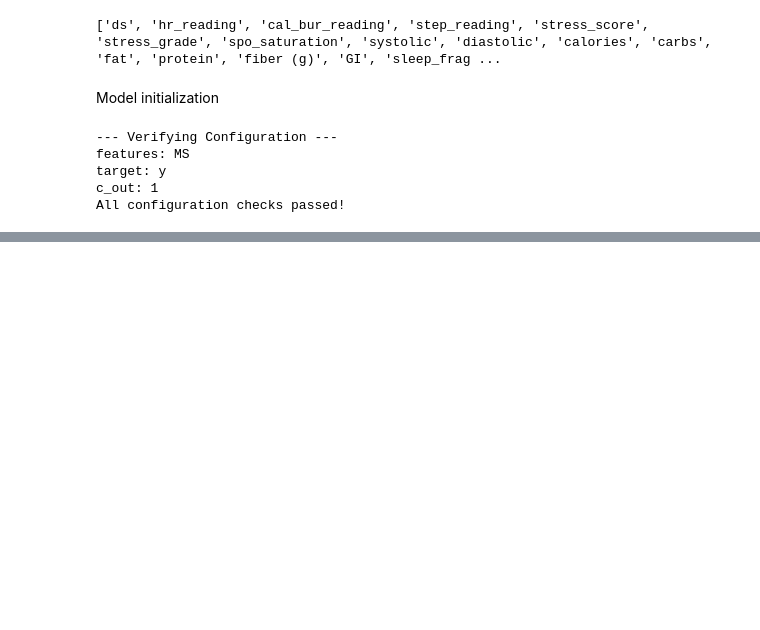
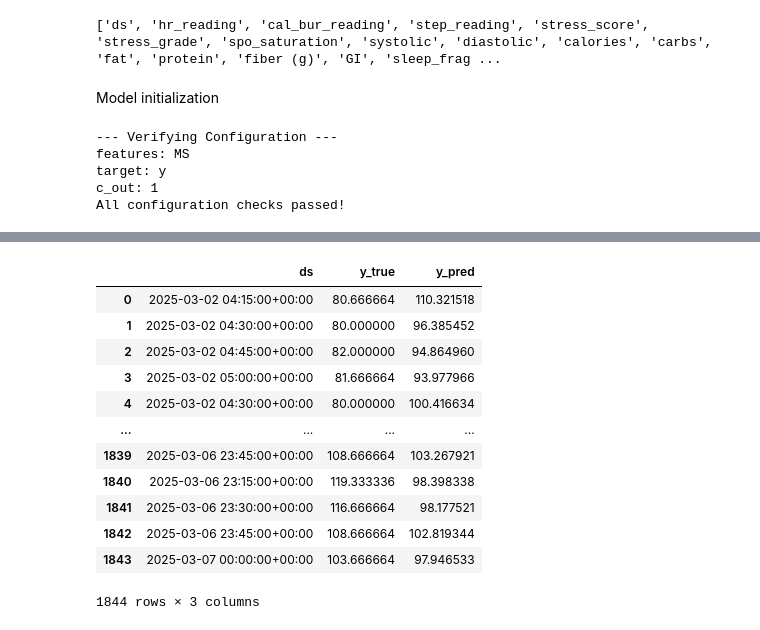
Before and after one commit to Prajwaln08/FEDFormer01, a Jupyter notebook: code.ipynb, the cells around one changed output, grey strips where cells are left out. Saved outputs shown, nothing was run; the diff lists cells and outputs as text; code cells hidden in the pictures; blank space fills up the shorter version.

Commit message:
Added final output DataFrame generation for predictions

```diff
--- a/code.ipynb
+++ b/code.ipynb
@@ -290,17 +290,18 @@ class MyTSDataset(Dataset):
         cols.remove('ds')
         cols.remove(target)
         feature_cols = cols
-        df = df[['ds'] + self.feature_cols + [target]]
+        df = df[['ds'] + feature_cols + [target]]
 
         # Use precomputed time features instead of recomputing
         self.data_stamp = df[['weekday', 'month', 'day', 'hour']].values
 
         if features in ['M', 'MS']:
-            self.data = df[feature_cols + [target]].values
+            self.encoder_data = df[feature_cols + [target]].values
+            self.decoder_data = df[[target]].values  # decoder gets only 'y'
         else:
-            self.data = df[[target]].values
+            self.encoder_data = df[[target]].values
+            self.decoder_data = df[[target]].values
 
-        self.target_data = df[[target]].values
 
     def __getitem__(self, index):
         s_begin = index
@@ -308,15 +309,15 @@ class MyTSDataset(Dataset):
         r_begin = s_end - self.label_len
         r_end = r_begin + self.label_len + self.pred_len
 
-        seq_x = self.data[s_begin:s_end]
-        seq_y = self.target_data[r_begin:r_end]
+        seq_x = self.encoder_data[s_begin:s_end]
+        seq_y = self.decoder_data[r_begin:r_end]
         seq_x_mark = self.data_stamp[s_begin:s_end]
         seq_y_mark = self.data_stamp[r_begin:r_end]
 
         return seq_x, seq_y, seq_x_mark, seq_y_mark
 
     def __len__(self):
-        return len(self.data) - self.seq_len - self.pred_len + 1
+        return len(self.encoder_data) - self.seq_len - self.pred_len + 1
 # %%
 # 2. DataLoader Setup
 train_dataset = MyTSDataset(df_train, args.seq_len, args.label_len, args.pred_len, args.target, args.features)
@@ -375,6 +382,7 @@ class Model(nn.Module):
         self.label_len = configs.label_len
         self.pred_len = configs.pred_len
         self.output_attention = configs.output_attention
+        self.c_out = configs.c_out
 
         # Decomp
         kernel_size = configs.moving_avg
@@ -479,13 +487,14 @@ class Model(nn.Module):
         dec_out = self.dec_embedding(seasonal_init, x_mark_dec)
         seasonal_part, trend_part = self.decoder(dec_out, enc_out, x_mask=dec_self_mask, cross_mask=dec_enc_mask,
                                                  trend=trend_init)
-        # final
+        #final
         dec_out = trend_part + seasonal_part
+        dec_out = dec_out[:, -self.pred_len:, :self.c_out]  # restrict to just target
 
         if self.output_attention:
-            return dec_out[:, -self.pred_len:, :], attns
+            return dec_out, attns
         else:
-            return dec_out[:, -self.pred_len:, :]  # [B, L, D]
+            return dec_out
 # %%
 # 3. Forward Pass Example
 batch = next(iter(train_loader))
@@ -678,0 +717,16 @@ test_output_df = pd.DataFrame({
+# %%
+output_val
+# %% [output]
+|  | ds | y_true | y_pred |
+| 0 | 2025-03-02 04:15:00+00:00 | 80.666664 | 110.321518 |
+| 1 | 2025-03-02 04:30:00+00:00 | 80.000000 | 96.385452 |
+| 2 | 2025-03-02 04:45:00+00:00 | 82.000000 | 94.864960 |
+| 3 | 2025-03-02 05:00:00+00:00 | 81.666664 | 93.977966 |
+| 4 | 2025-03-02 04:30:00+00:00 | 80.000000 | 100.416634 |
+| ... | ... | ... | ... |
+| 1839 | 2025-03-06 23:45:00+00:00 | 108.666664 | 103.267921 |
+| 1840 | 2025-03-06 23:15:00+00:00 | 119.333336 | 98.398338 |
+| 1841 | 2025-03-06 23:30:00+00:00 | 116.666664 | 98.177521 |
+| 1842 | 2025-03-06 23:45:00+00:00 | 108.666664 | 102.819344 |
+| 1843 | 2025-03-07 00:00:00+00:00 | 103.666664 | 97.946533 |
+1844 rows × 3 columns
```
Also changed, not shown: parts of 17 cells of this notebook, 1 other file.
